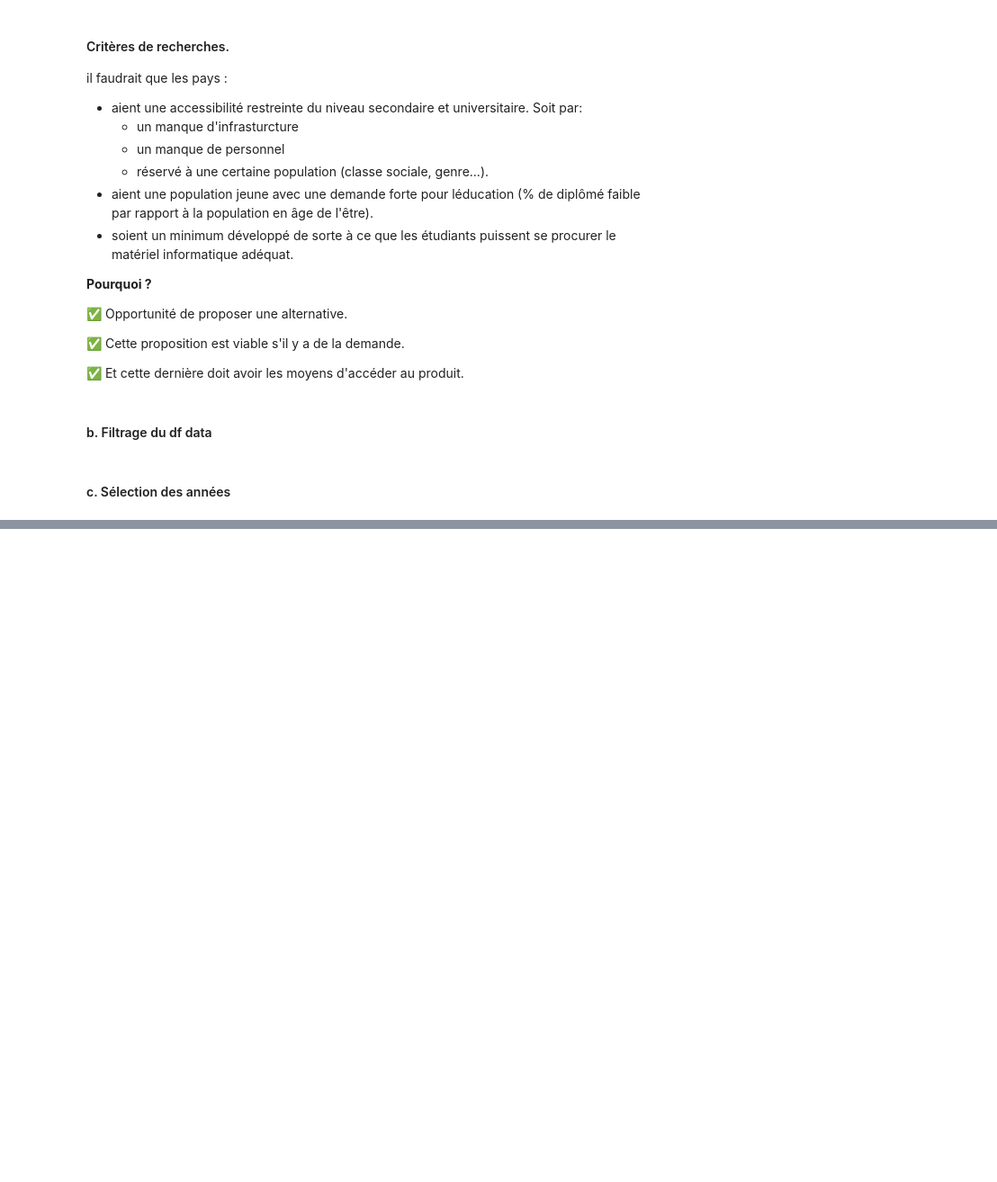
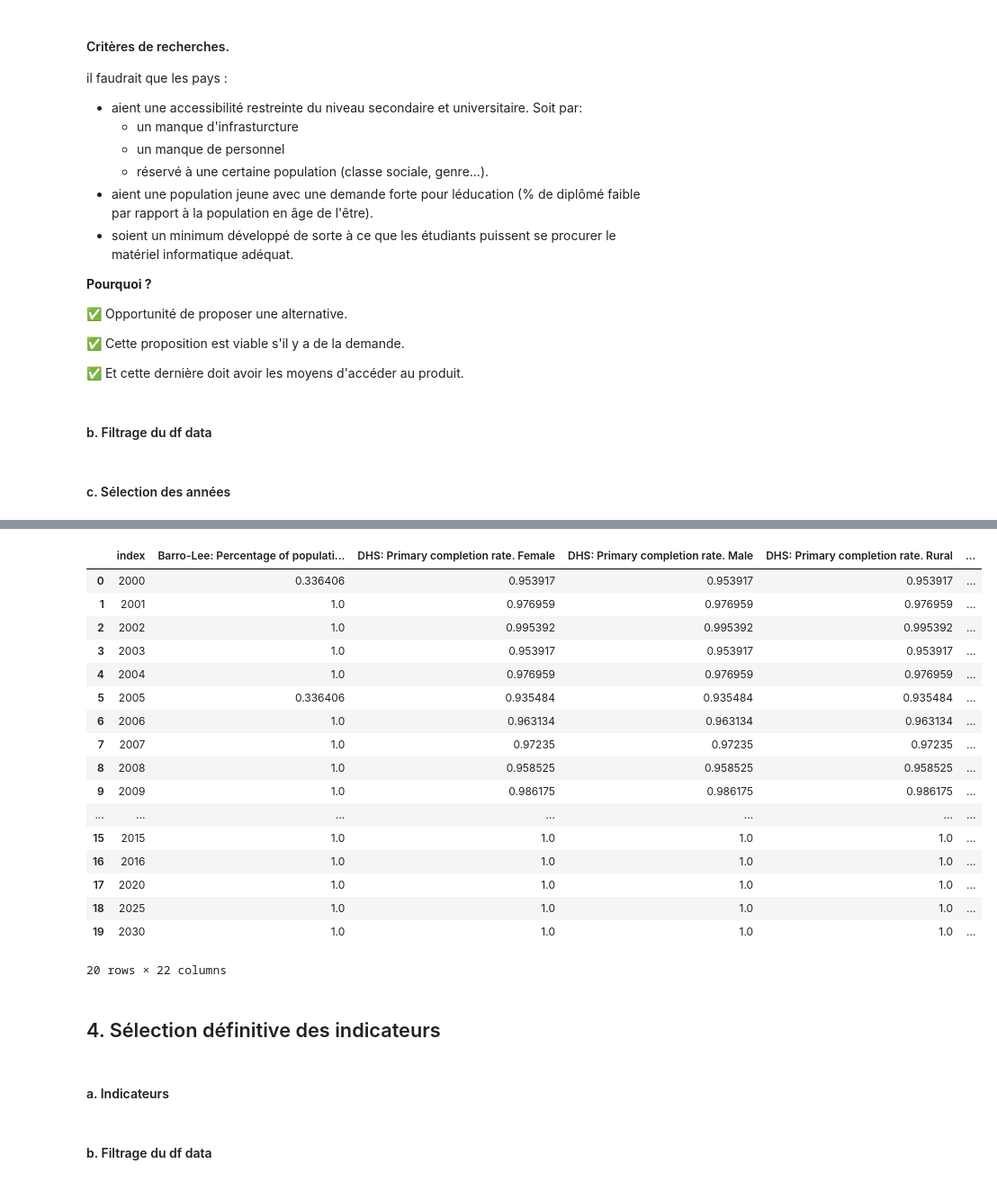
Before and after one commit to NassimNaoui/analyse_systemes_educatifs, a Jupyter notebook: notebooks/Analysez des données de systèmes éducatifs.ipynb, the cells around one changed output, grey strips where cells are left out. Shown at 90% size. Saved outputs shown, nothing was run; the diff lists cells and outputs as text; code cells hidden in the pictures; blank space fills up the shorter version.

```diff
--- a/notebooks/Analysez des données de systèmes éducatifs.ipynb
+++ b/notebooks/Analysez des données de systèmes éducatifs.ipynb
@@ -310,4 +308,11 @@ SyntaxError: invalid syntax (2161565088.py, line 1)
 # %%
-df_data_filtered_years.groupby(
+kpis_na_rate = df_data_filtered_years.groupby(
     ['Indicator Name']
 )[years_to_keep].apply(lambda g: g.isna().mean()).reset_index().transpose()
+
+kpis_na_rate_col = list(kpis_na_rate.iloc[0].values)
+
+kpis_na_rate.columns = kpis_na_rate_col
+
+kpis_na_rate = kpis_na_rate.iloc[1:]
+kpis_na_rate = kpis_na_rate.reset_index()
@@ -332,0 +319,25 @@ df_data_filtered_years.groupby(
+# %%
+kpis_na_rate
+# %% [output]
+|  | index | Barro-Lee: Percentage of populati... | DHS: Primary completion rate. Female | DHS: Primary completion rate. Male | DHS: Primary completion rate. Rural | ... |
+| 0 | 2000 | 0.336406 | 0.953917 | 0.953917 | 0.953917 | ... |
+| 1 | 2001 | 1.0 | 0.976959 | 0.976959 | 0.976959 | ... |
+| 2 | 2002 | 1.0 | 0.995392 | 0.995392 | 0.995392 | ... |
+| 3 | 2003 | 1.0 | 0.953917 | 0.953917 | 0.953917 | ... |
+| 4 | 2004 | 1.0 | 0.976959 | 0.976959 | 0.976959 | ... |
+| 5 | 2005 | 0.336406 | 0.935484 | 0.935484 | 0.935484 | ... |
+| 6 | 2006 | 1.0 | 0.963134 | 0.963134 | 0.963134 | ... |
+| 7 | 2007 | 1.0 | 0.97235 | 0.97235 | 0.97235 | ... |
+| 8 | 2008 | 1.0 | 0.958525 | 0.958525 | 0.958525 | ... |
+| 9 | 2009 | 1.0 | 0.986175 | 0.986175 | 0.986175 | ... |
+| ... | ... | ... | ... | ... | ... | ... |
+| 15 | 2015 | 1.0 | 1.0 | 1.0 | 1.0 | ... |
+| 16 | 2016 | 1.0 | 1.0 | 1.0 | 1.0 | ... |
+| 17 | 2020 | 1.0 | 1.0 | 1.0 | 1.0 | ... |
+| 18 | 2025 | 1.0 | 1.0 | 1.0 | 1.0 | ... |
+| 19 | 2030 | 1.0 | 1.0 | 1.0 | 1.0 | ... |
+20 rows × 22 columns
+# %% [markdown]
+## 4. Sélection définitive des indicateurs
+# %% [markdown]
+#### a. Indicateurs
@@ -332,0 +374,2 @@ df_data_filtered_years.groupby(
+# %% [markdown]
+#### b. Filtrage du df data
```
Also changed, not shown: parts of 18 cells of this notebook.
